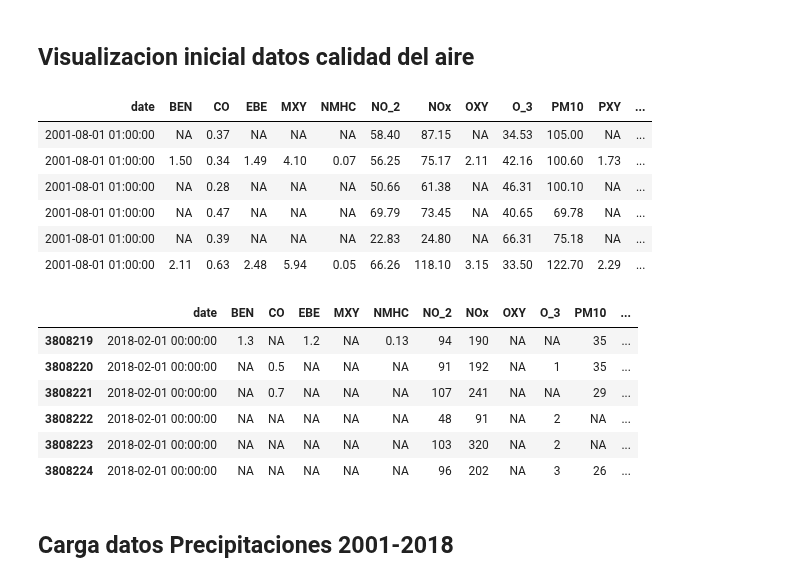
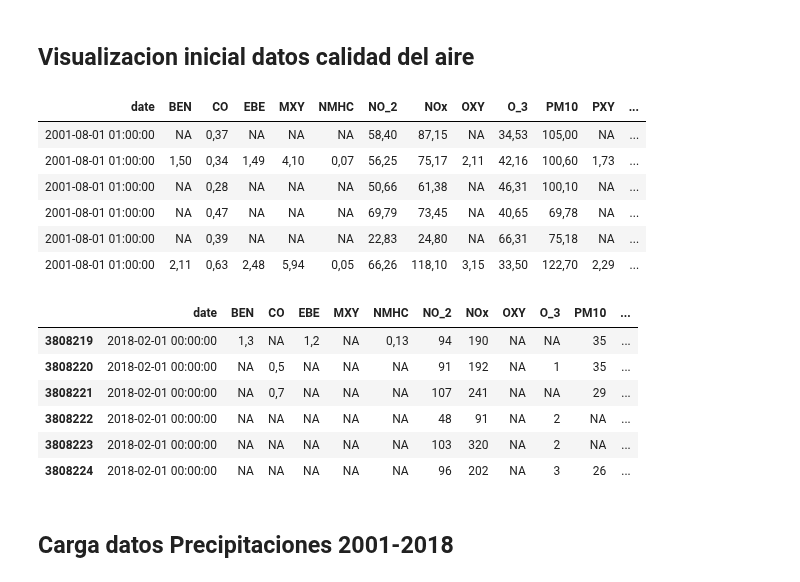
Before and after one commit to manumonforte/DataMining-BigDataParadigm, a Jupyter notebook: Estudio.ipynb, the cells around one changed output. Drawn from its saved outputs; the diff is of its cells as text; code cells hidden in the pictures.

```diff
--- a/Estudio.ipynb
+++ b/Estudio.ipynb
@@ -61,32 +62,32 @@ data <- data.table::rbindlist(list(data2001,data2002,data2003,data2004,data2005,
                                    fill = TRUE);
 
 # convertimos la lista en un dataset
-datasetMadrid <- as.data.frame(data);
+airMadrid <- as.data.frame(data);
 
 # liberamos memoria
-rm(data)
+rm(list=ls(pattern="data"))
 # %% [markdown]
 ## Visualizacion inicial datos calidad del aire
 # %%
 # observamos que todos los datos se han unido, aplicando head y tail al dataset
 # para ver cuando empiezan y acaban fechas
 
-head(datasetMadrid)
+head(airMadrid)
 # %% [output]
 | date | BEN | CO | EBE | MXY | NMHC | NO_2 | NOx | OXY | O_3 | PM10 | PXY | ... |
-| 2001-08-01 01:00:00 | NA | 0.37 | NA | NA | NA | 58.40 | 87.15 | NA | 34.53 | 105.00 | NA | ... |
-| 2001-08-01 01:00:00 | 1.50 | 0.34 | 1.49 | 4.10 | 0.07 | 56.25 | 75.17 | 2.11 | 42.16 | 100.60 | 1.73 | ... |
-| 2001-08-01 01:00:00 | NA | 0.28 | NA | NA | NA | 50.66 | 61.38 | NA | 46.31 | 100.10 | NA | ... |
-| 2001-08-01 01:00:00 | NA | 0.47 | NA | NA | NA | 69.79 | 73.45 | NA | 40.65 | 69.78 | NA | ... |
-| 2001-08-01 01:00:00 | NA | 0.39 | NA | NA | NA | 22.83 | 24.80 | NA | 66.31 | 75.18 | NA | ... |
-| 2001-08-01 01:00:00 | 2.11 | 0.63 | 2.48 | 5.94 | 0.05 | 66.26 | 118.10 | 3.15 | 33.50 | 122.70 | 2.29 | ... |
+| 2001-08-01 01:00:00 | NA | 0,37 | NA | NA | NA | 58,40 | 87,15 | NA | 34,53 | 105,00 | NA | ... |
+| 2001-08-01 01:00:00 | 1,50 | 0,34 | 1,49 | 4,10 | 0,07 | 56,25 | 75,17 | 2,11 | 42,16 | 100,60 | 1,73 | ... |
+| 2001-08-01 01:00:00 | NA | 0,28 | NA | NA | NA | 50,66 | 61,38 | NA | 46,31 | 100,10 | NA | ... |
+| 2001-08-01 01:00:00 | NA | 0,47 | NA | NA | NA | 69,79 | 73,45 | NA | 40,65 | 69,78 | NA | ... |
+| 2001-08-01 01:00:00 | NA | 0,39 | NA | NA | NA | 22,83 | 24,80 | NA | 66,31 | 75,18 | NA | ... |
+| 2001-08-01 01:00:00 | 2,11 | 0,63 | 2,48 | 5,94 | 0,05 | 66,26 | 118,10 | 3,15 | 33,50 | 122,70 | 2,29 | ... |
 # %%
-tail(datasetMadrid)
+tail(airMadrid)
 # %% [output]
 |  | date | BEN | CO | EBE | MXY | NMHC | NO_2 | NOx | OXY | O_3 | PM10 | ... |
-| 3808219 | 2018-02-01 00:00:00 | 1.3 | NA | 1.2 | NA | 0.13 | 94 | 190 | NA | NA | 35 | ... |
-| 3808220 | 2018-02-01 00:00:00 | NA | 0.5 | NA | NA | NA | 91 | 192 | NA | 1 | 35 | ... |
-| 3808221 | 2018-02-01 00:00:00 | NA | 0.7 | NA | NA | NA | 107 | 241 | NA | NA | 29 | ... |
+| 3808219 | 2018-02-01 00:00:00 | 1,3 | NA | 1,2 | NA | 0,13 | 94 | 190 | NA | NA | 35 | ... |
+| 3808220 | 2018-02-01 00:00:00 | NA | 0,5 | NA | NA | NA | 91 | 192 | NA | 1 | 35 | ... |
+| 3808221 | 2018-02-01 00:00:00 | NA | 0,7 | NA | NA | NA | 107 | 241 | NA | NA | 29 | ... |
 | 3808222 | 2018-02-01 00:00:00 | NA | NA | NA | NA | NA | 48 | 91 | NA | 2 | NA | ... |
 | 3808223 | 2018-02-01 00:00:00 | NA | NA | NA | NA | NA | 103 | 320 | NA | 2 | NA | ... |
 | 3808224 | 2018-02-01 00:00:00 | NA | NA | NA | NA | NA | 96 | 202 | NA | 3 | 26 | ... |
```
Also changed, not shown: parts of 18 cells of this notebook, 1 other file.
